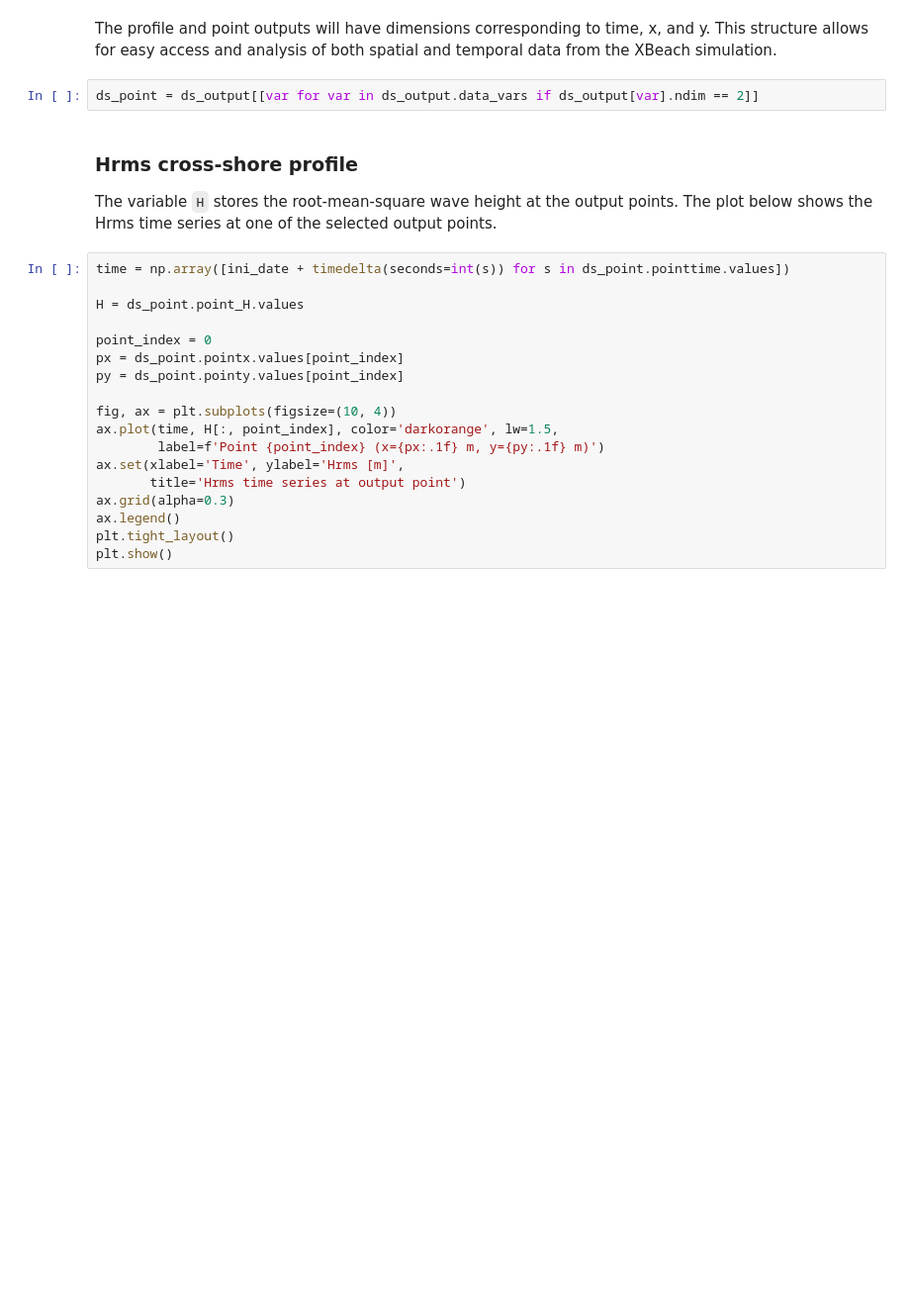
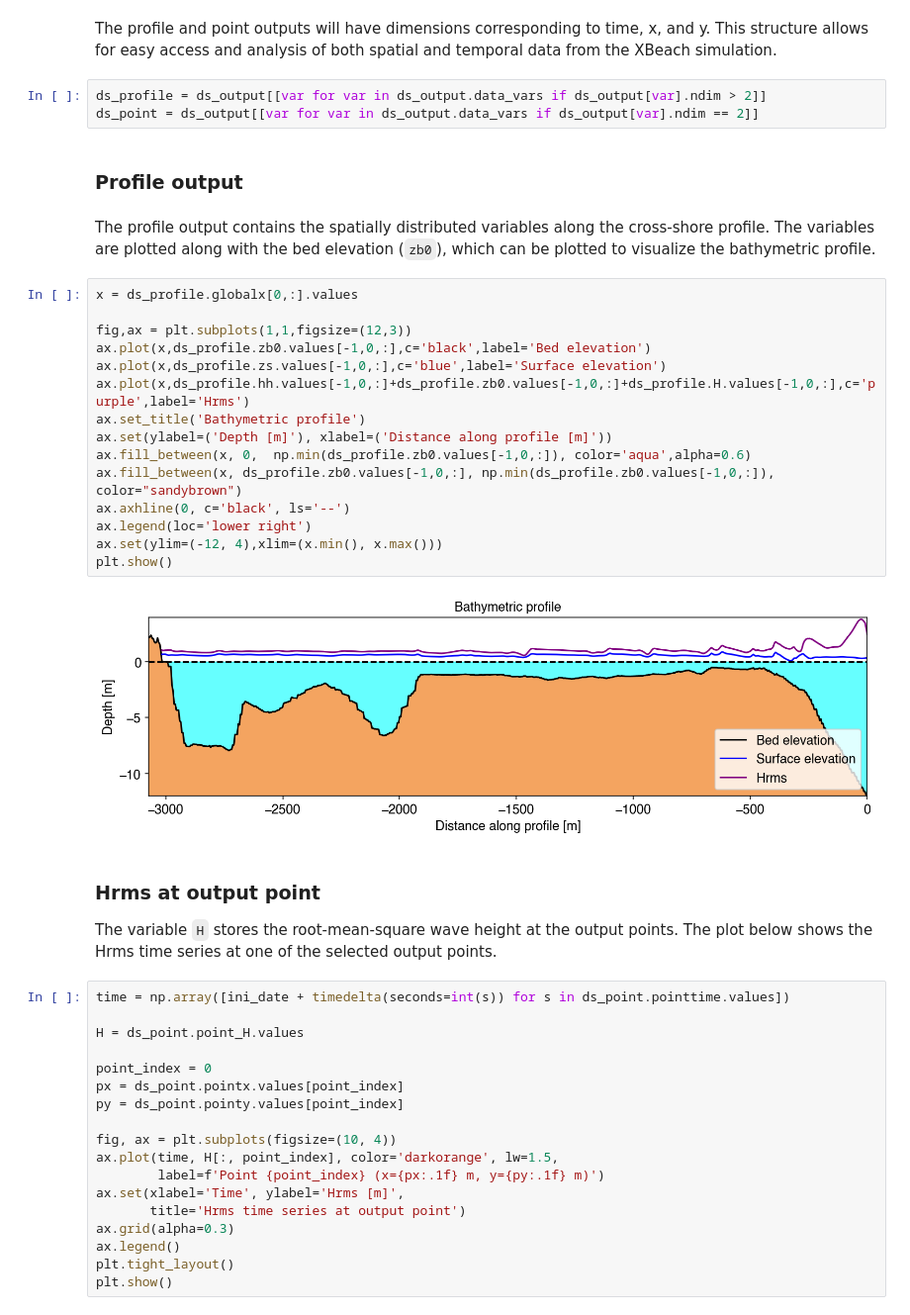
Before and after one commit to oceanicos-dev-org/oceanicospy, a Jupyter notebook: examples/models/xbeach_1D_case.ipynb, the cells around one changed output. Shown at 99% size. Saved outputs shown, nothing was run; the diff lists cells and outputs as text; blank space fills up the shorter version.

```diff
--- a/examples/models/xbeach_1D_case.ipynb
+++ b/examples/models/xbeach_1D_case.ipynb
@@ -448,9 +443,31 @@ Data variables: (12/15)
 # %% [markdown]
 The profile and point outputs will have dimensions corresponding to time, x, and y. This structure allows for easy access and analysis of both spatial and temporal data from the XBeach simulation.
 # %%
+ds_profile = ds_output[[var for var in ds_output.data_vars if ds_output[var].ndim > 2]]
 ds_point = ds_output[[var for var in ds_output.data_vars if ds_output[var].ndim == 2]]
+# %% [markdown]
+### Profile output
+# %% [markdown]
+The profile output contains the spatially distributed variables along the cross-shore profile. The variables are plotted along with the bed elevation (`zb0`), which can be plotted to visualize the bathymetric profile.
+# %%
+x = ds_profile.globalx[0,:].values
+
+fig,ax = plt.subplots(1,1,figsize=(12,3))
+ax.plot(x,ds_profile.zb0.values[-1,0,:],c='black',label='Bed elevation')
+ax.plot(x,ds_profile.zs.values[-1,0,:],c='blue',label='Surface elevation')
+ax.plot(x,ds_profile.hh.values[-1,0,:]+ds_profile.zb0.values[-1,0,:]+ds_profile.H.values[-1,0,:],c='purple',label='Hrms')
+ax.set_title('Bathymetric profile')
+ax.set(ylabel=('Depth [m]'), xlabel=('Distance along profile [m]'))
+ax.fill_between(x, 0,  np.min(ds_profile.zb0.values[-1,0,:]), color='aqua',alpha=0.6)
+ax.fill_between(x, ds_profile.zb0.values[-1,0,:], np.min(ds_profile.zb0.values[-1,0,:]), color="sandybrown")
+ax.axhline(0, c='black', ls='--')
+ax.legend(loc='lower right')
+ax.set(ylim=(-12, 4),xlim=(x.min(), x.max()))
+plt.show()
+# %% [output]
+[figure, added]
 # %% [markdown]
-### Hrms cross-shore profile
+### Hrms  at output point
 The variable `H` stores the root-mean-square wave height at the output points. The plot below shows the Hrms time series at one of the selected output points.
 # %%
 time = np.array([ini_date + timedelta(seconds=int(s)) for s in ds_point.pointtime.values])
```
Also changed, not shown: parts of 6 cells of this notebook.
